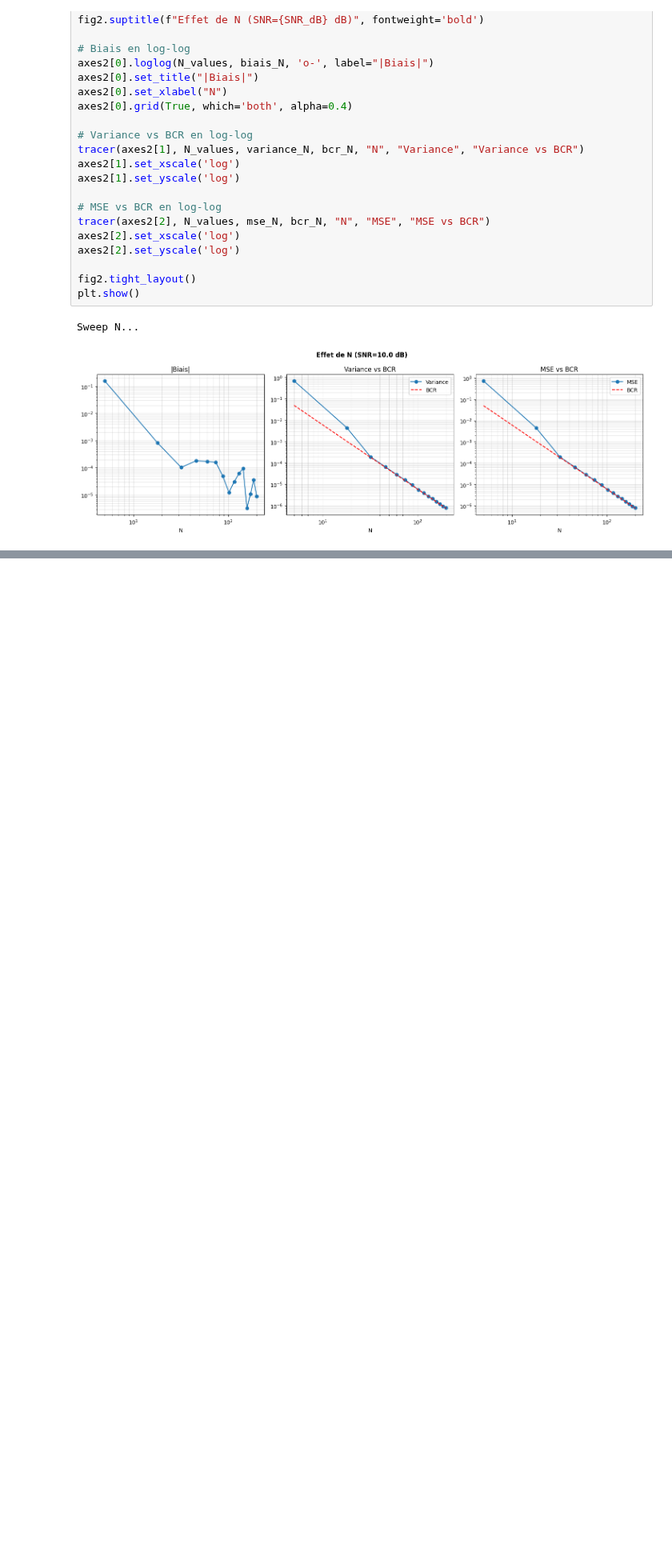
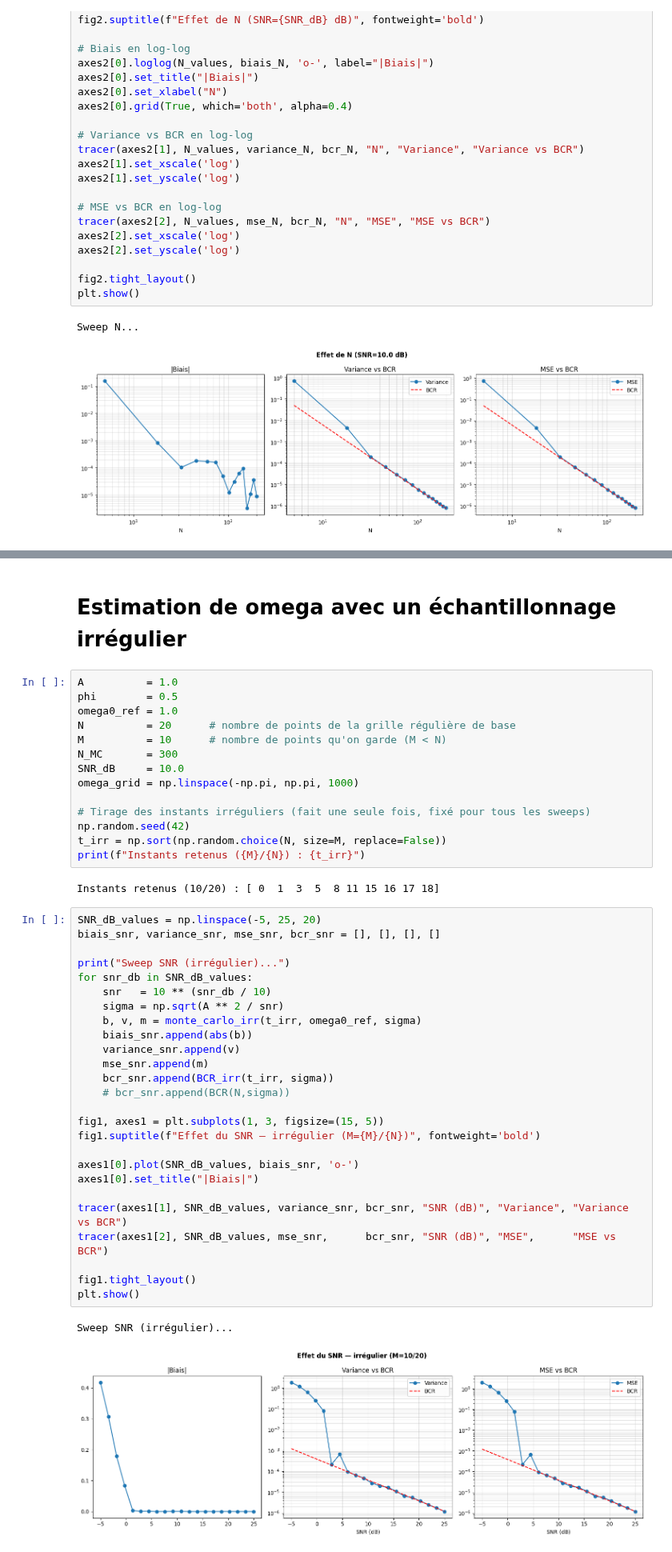
Before and after one commit to stanislasR243/stage_SATIE, a Jupyter notebook: Estimation.ipynb, the cells around one changed output, grey strips where cells are left out. Shown at 80% size. Drawn from its saved outputs; the diff is of its cells as text; blank space fills up the shorter version.

Commit message:
mise à jour estimation

```diff
--- a/Estimation.ipynb
+++ b/Estimation.ipynb
@@ -418,0 +481,47 @@ Calcul de la MCE du signal en cours...
+# %% [markdown]
+# Estimation de omega avec un échantillonnage irrégulier
+# %%
+A          = 1.0
+phi        = 0.5
+omega0_ref = 1.0
+N          = 20      # nombre de points de la grille régulière de base
+M          = 10      # nombre de points qu'on garde (M < N)
+N_MC       = 300
+SNR_dB     = 10.0
+omega_grid = np.linspace(-np.pi, np.pi, 1000)
+
+# Tirage des instants irréguliers (fait une seule fois, fixé pour tous les sweeps)
+np.random.seed(42)
+t_irr = np.sort(np.random.choice(N, size=M, replace=False))
+print(f"Instants retenus ({M}/{N}) : {t_irr}")
+# %% [output]
+Instants retenus (10/20) : [ 0  1  3  5  8 11 15 16 17 18]
+# %%
+SNR_dB_values = np.linspace(-5, 25, 20)
+biais_snr, variance_snr, mse_snr, bcr_snr = [], [], [], []
+
+print("Sweep SNR (irrégulier)...")
+for snr_db in SNR_dB_values:
+    snr   = 10 ** (snr_db / 10)
+    sigma = np.sqrt(A ** 2 / snr)
+    b, v, m = monte_carlo_irr(t_irr, omega0_ref, sigma)
+    biais_snr.append(abs(b))
+    variance_snr.append(v)
+    mse_snr.append(m)
+    bcr_snr.append(BCR_irr(t_irr, sigma))
+    # bcr_snr.append(BCR(N,sigma))
+
+fig1, axes1 = plt.subplots(1, 3, figsize=(15, 5))
+fig1.suptitle(f"Effet du SNR — irrégulier (M={M}/{N})", fontweight='bold')
+
+axes1[0].plot(SNR_dB_values, biais_snr, 'o-')
+axes1[0].set_title("|Biais|")
+
+tracer(axes1[1], SNR_dB_values, variance_snr, bcr_snr, "SNR (dB)", "Variance", "Variance vs BCR")
+tracer(axes1[2], SNR_dB_values, mse_snr,      bcr_snr, "SNR (dB)", "MSE",      "MSE vs BCR")
+
+fig1.tight_layout()
+plt.show()
+# %% [output]
+Sweep SNR (irrégulier)...
+[figure, added]
```
Also changed, not shown: parts of 22 cells of this notebook.
